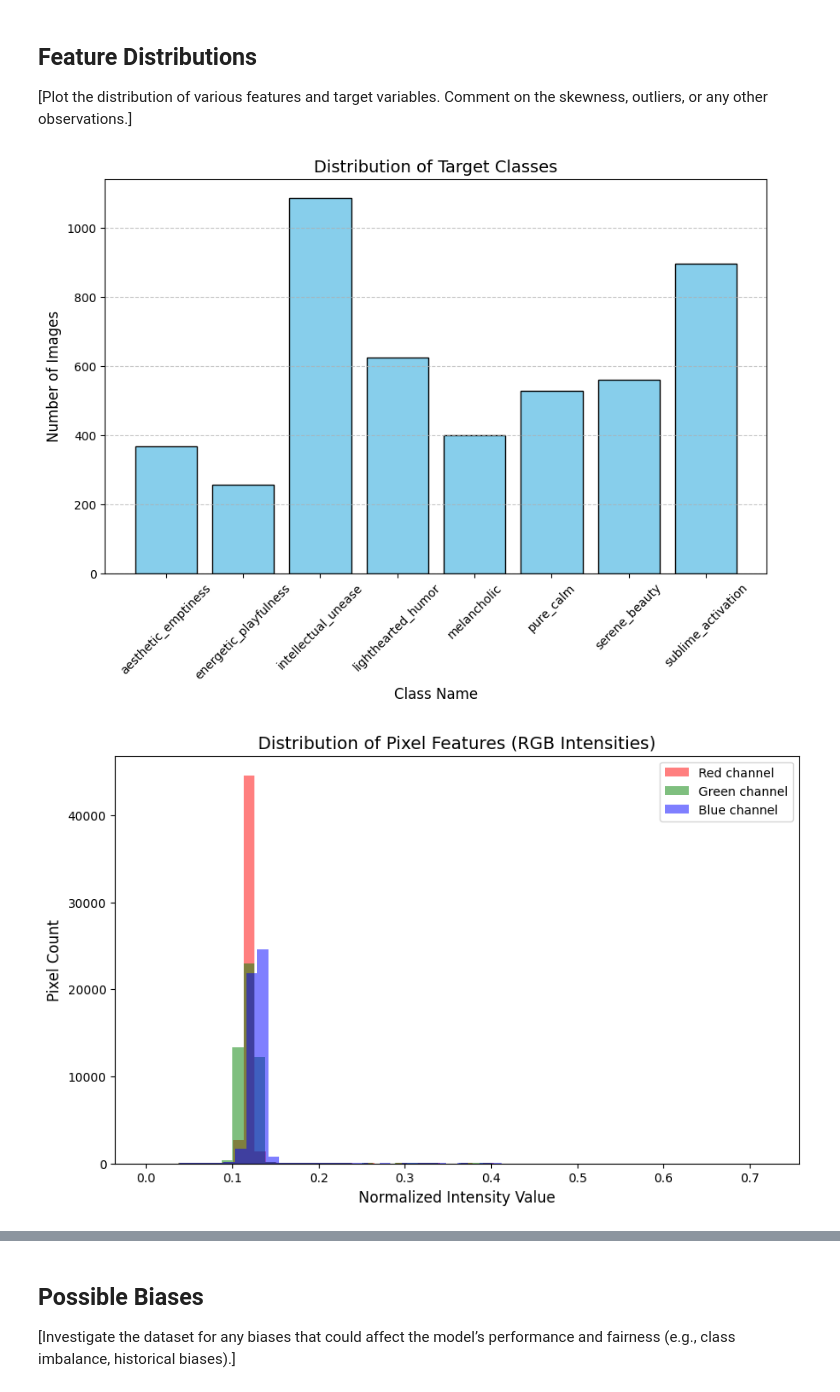
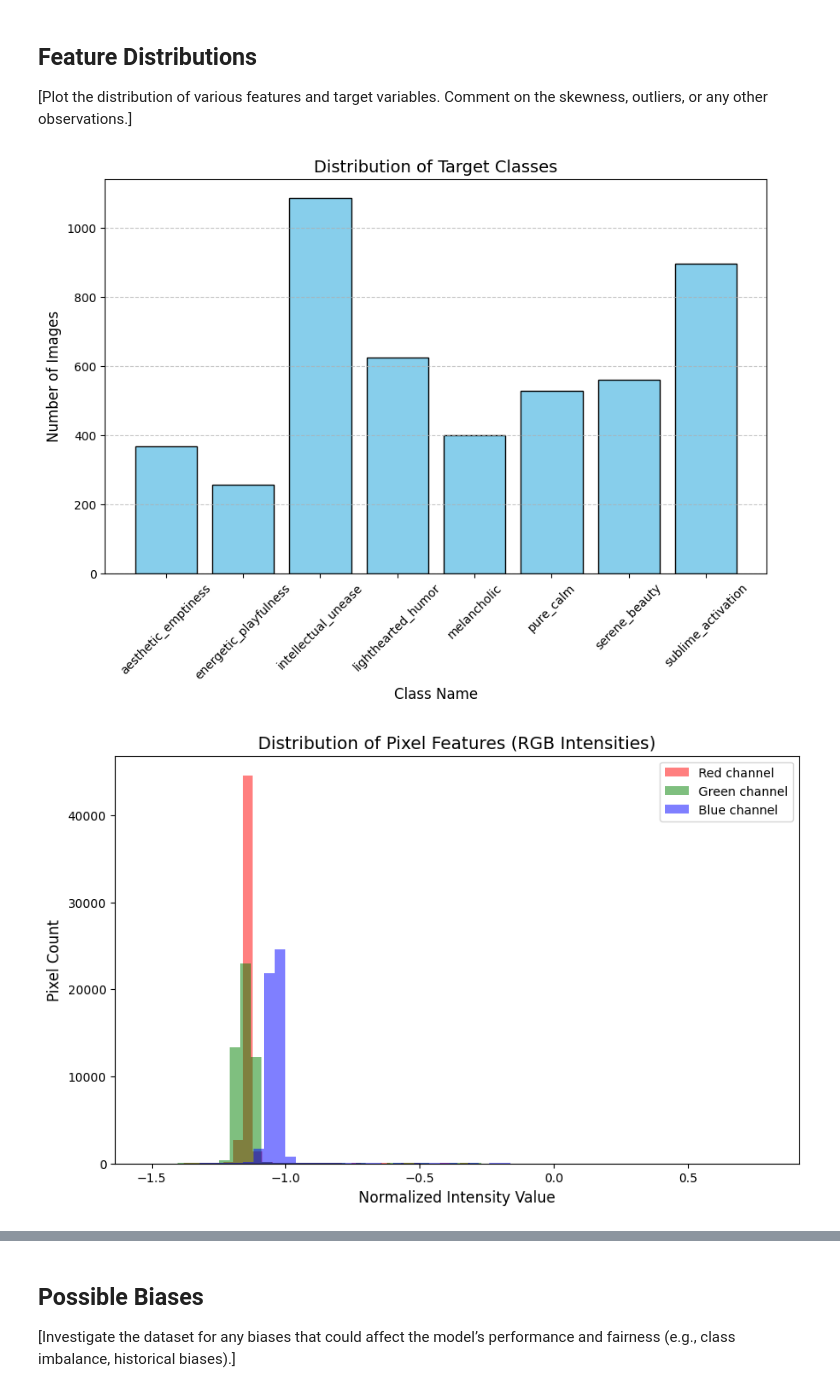
Before and after one commit to dmitryvergeles/aesthetic-emotions-map, a Jupyter notebook: 1_DatasetCharacteristics/exploratory_data_analysis.ipynb, the cells around one changed output, grey strips where cells are left out. Cells and saved outputs as stored; diff of their text form; code cells hidden in the pictures.

```diff
--- a/1_DatasetCharacteristics/exploratory_data_analysis.ipynb
+++ b/1_DatasetCharacteristics/exploratory_data_analysis.ipynb
@@ -88,9 +88,14 @@ def show_images(dataset, num_images=5):
 # Важно: ImageFolder ожидает, что внутри указанного пути лежат папки с классами.
 # Если 'aesthetic_emptiness' — это один из классов, указывайте путь до папки 'test'
 
+#mean: [0.5111283659934998, 0.48830345273017883, 0.46479079127311707],
+#std: [0.3433663249015808, 0.3207928538322449, 0.32255250215530396]
+
 transform = transforms.Compose([
     transforms.Resize((224, 224)), # Укажите нужный вам размер
     transforms.ToTensor(),
+    transforms.Normalize(mean=[0.511, 0.488, 0.464],
+                         std=[0.343, 0.321, 0.322])
 ])
 
 data_path = './my_data/dataset'
@@ -231,31 +178,67 @@ counts = [label_counts[i] for i in range(len(class_names))]
 
 # Plot
 plt.figure(figsize=(10, 6))
 plt.bar(class_names, counts, color='skyblue', edgecolor='black')
 plt.title("Distribution of Target Classes", fontsize=14)
 plt.xlabel("Class Name", fontsize=12)
 plt.ylabel("Number of Images", fontsize=12)
 plt.xticks(rotation=45)
 plt.grid(axis='y', linestyle='--', alpha=0.7)
 plt.show()
 
 
 
 # Extract one image from the dataset
 img, _ = my_dataset_train[100] # Using index 100 as in your previous check
 img_np = img.numpy()
 
 plt.figure(figsize=(10, 6))
 colors = ('red', 'green', 'blue')
 for i, color in enumerate(colors):
     # .ravel() flattens the 2D image channel into a 1D array for the histogram
     plt.hist(img_np[i].ravel(), bins=56, color=color, alpha=0.5, label=f'{color.title()} channel')
 
 plt.title("Distribution of Pixel Features (RGB Intensities)", fontsize=14)
 plt.xlabel("Normalized Intensity Value", fontsize=12)
 plt.ylabel("Pixel Count", fontsize=12)
 plt.legend()
 plt.show()
+
+
+#fo 100 pics
+
+import torch
+from torch.utils.data import Subset
+
+# 1. Sample 100-200 images to get a representative distribution without using too much RAM
+indices = np.random.choice(len(my_dataset_train), size=min(200, len(my_dataset_train)), replace=False)
+subset = Subset(my_dataset_train, indices)
+
+red_pixels, green_pixels, blue_pixels = [], [], []
+
+for img, _ in subset:
+    # img is [C, H, W], we flatten each channel
+    red_pixels.append(img[0].ravel().numpy())
+    green_pixels.append(img[1].ravel().numpy())
+    blue_pixels.append(img[2].ravel().numpy())
+
+# Flatten the lists into single arrays
+red_pixels = np.concatenate(red_pixels)
+green_pixels = np.concatenate(green_pixels)
+blue_pixels = np.concatenate(blue_pixels)
+
+# 2. Plotting
+plt.figure(figsize=(12, 6))
+plt.hist(red_pixels, bins=100, color='red', alpha=0.4, label='Red channel')
+plt.hist(green_pixels, bins=100, color='green', alpha=0.4, label='Green channel')
+plt.hist(blue_pixels, bins=100, color='blue', alpha=0.4, label='Blue channel')
+
+plt.title("Global Feature Distribution after Normalization", fontsize=14)
+plt.xlabel("Standardized Intensity Value", fontsize=12)
+plt.ylabel("Frequency", fontsize=12)
+plt.legend()
+plt.grid(axis='y', alpha=0.3)
+plt.show()
 # %% [output]
 [figure]
-[figure, old version]
+[figure, new version]
```
Also changed, not shown: parts of 5 cells of this notebook.
